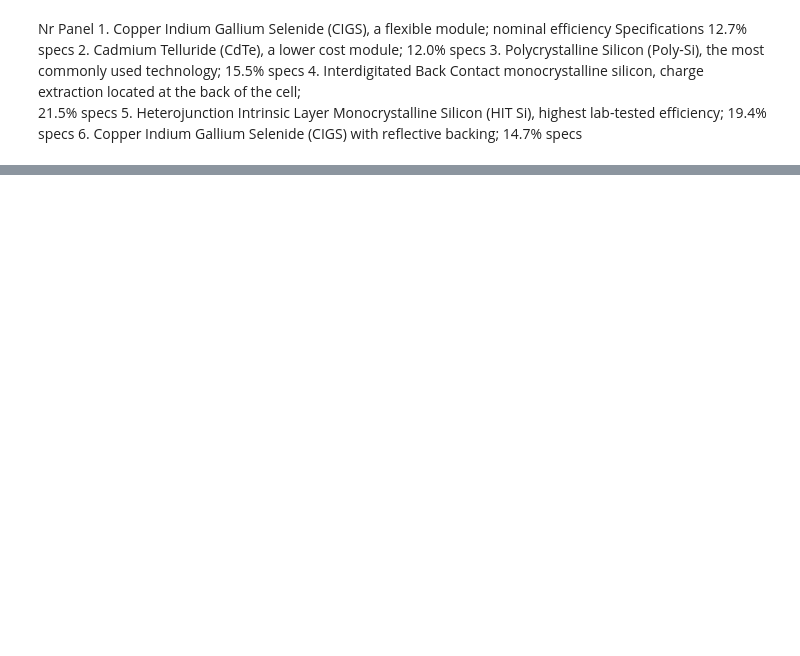
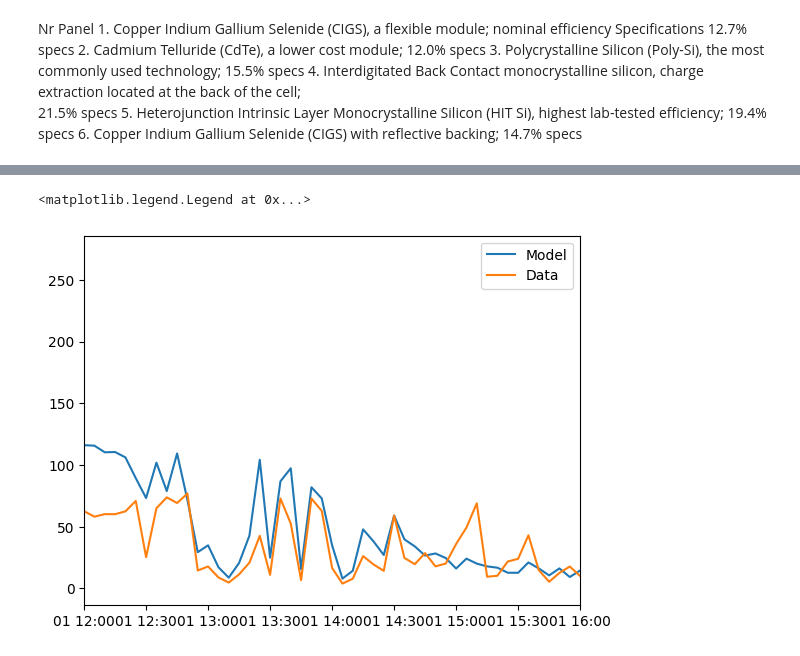
Before and after one commit to Qrax/PV-Systems-Data, a Jupyter notebook: Simulaties_met_amolf_data.ipynb, the cells around one changed output, grey strips where cells are left out. Saved outputs shown, nothing was run; the diff lists cells and outputs as text; code cells hidden in the pictures; blank space fills up the shorter version.

```diff
--- a/Simulaties_met_amolf_data.ipynb
+++ b/Simulaties_met_amolf_data.ipynb
@@ -455,0 +509,8 @@ plt.show()
+# %%
+plt.plot(synced_df.index, modelchain.results.dc.p_mp/6.4, label='Model')
+plt.plot(synced_df.index, synced_df['Pmpp[W]_3 (Solarpanel parameters)'], label='Data')
+plt.xlim(pd.Timestamp('2018-10-01 12:00:00'), pd.Timestamp('2018-10-01 16:00:00'))
+plt.legend()
+# %% [output]
+<matplotlib.legend.Legend at 0x...>
+[figure, added]
```
Also changed, not shown: parts of 27 cells of this notebook, 1 other file.
